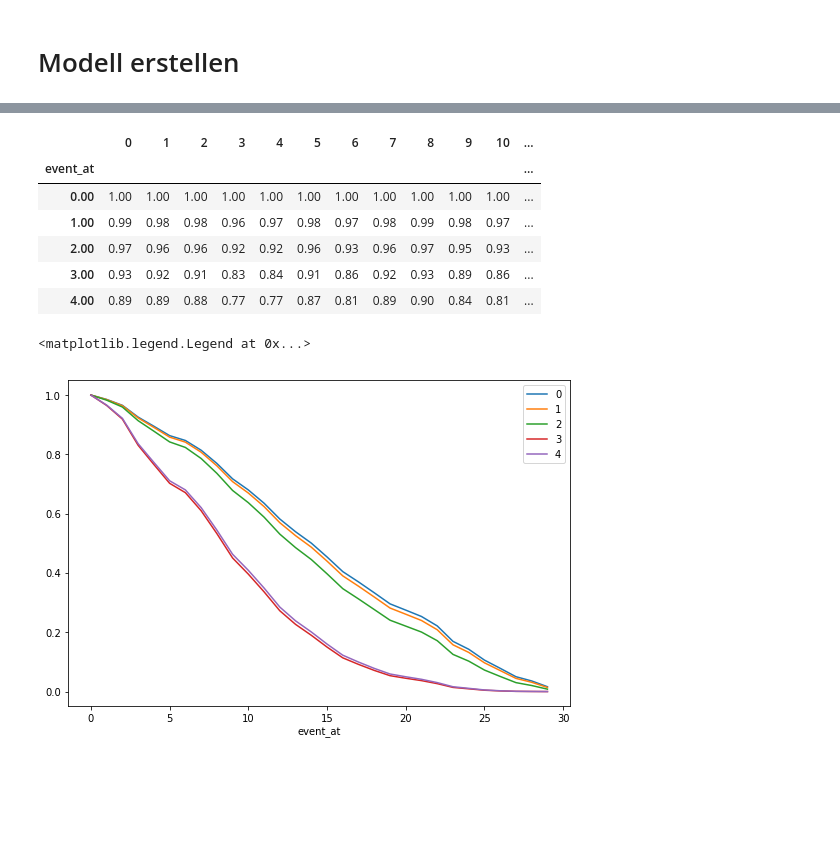
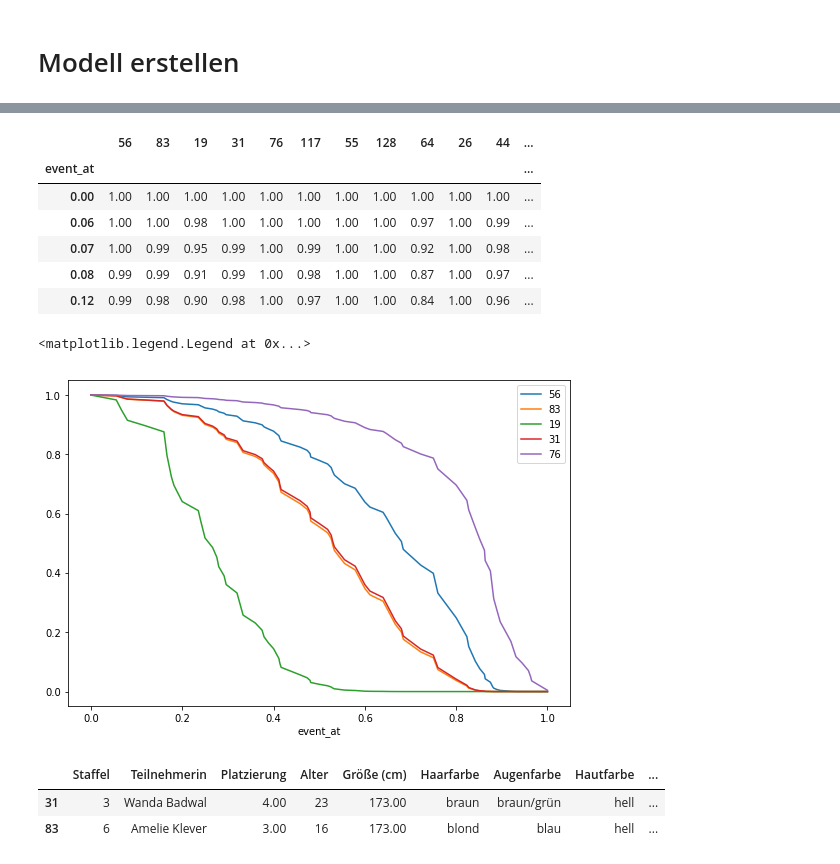
Before and after one commit to hamiltonian/GNTM, a Jupyter notebook: jupyter/GNTM Survival Analysis.ipynb, the cells around one changed output, grey strips where cells are left out. Cells and saved outputs as stored; diff of their text form; code cells hidden in the pictures; blank space fills up the shorter version.

Commit message:
Skalierung der Lebenszeit hinzugefügt

```diff
--- a/jupyter/GNTM Survival Analysis.ipynb
+++ b/jupyter/GNTM Survival Analysis.ipynb
@@ -131,7 +134,9 @@ data_clean = data[[#'Staffel',
                    'TH',
                    'GM',
                    #'Platzierung',
-                   'Lebenszeit']]
+                   'Lebenszeit',
+                   'Lebenszeit (skaliert)'
+                ]]
 print('Voller Datensatz {}'.format(data_clean.shape))
 print('Bereinigter Datensatz {}'.format(data_clean.dropna().shape))
 data_clean = data_clean.dropna()
@@ -169,10 +180,22 @@ data_num = data_clean._get_numeric_data()
 # %% [markdown]
 # Modell erstellen
+# %%
+# Train/Test Split erstellen
+from sklearn.model_selection import train_test_split
+attributes = [c for c in data_num.columns if 'Lebenszeit' not in c]
+target = 'Lebenszeit (skaliert)'
+X_train, X_test = train_test_split(data_num, train_size=.75, random_state=42)
+
+y_train = X_train[target]
+y_test = X_test[target]
+
+#X_train = X_train[attributes]
+#X_test = X_test[attributes]
 # %%
 from lifelines import CoxPHFitter
 
 cph = CoxPHFitter()
-cph.fit(data_num, duration_col='Lebenszeit')
+cph.fit(X_train, duration_col='Lebenszeit (skaliert)')
 
 cph.print_summary()
 # %% [output]
@@ -196,21 +224,27 @@ Log-likelihood ratio test = 17.00 on 9 df, -log2(p)=4.36
 # %%
-unconditioned_sf = cph.predict_survival_function(data_num)
+unconditioned_sf = cph.predict_survival_function(X_test)
 unconditioned_sf.head()
 # %% [output]
-|  | 0 | 1 | 2 | 3 | 4 | 5 | 6 | 7 | 8 | 9 | 10 | ... |
+|  | 56 | 83 | 19 | 31 | 76 | 117 | 55 | 128 | 64 | 26 | 44 | ... |
 | event_at |  |  |  |  |  |  |  |  |  |  |  | ... |
 | 0.00 | 1.00 | 1.00 | 1.00 | 1.00 | 1.00 | 1.00 | 1.00 | 1.00 | 1.00 | 1.00 | 1.00 | ... |
-| 1.00 | 0.99 | 0.98 | 0.98 | 0.96 | 0.97 | 0.98 | 0.97 | 0.98 | 0.99 | 0.98 | 0.97 | ... |
-| 2.00 | 0.97 | 0.96 | 0.96 | 0.92 | 0.92 | 0.96 | 0.93 | 0.96 | 0.97 | 0.95 | 0.93 | ... |
-| 3.00 | 0.93 | 0.92 | 0.91 | 0.83 | 0.84 | 0.91 | 0.86 | 0.92 | 0.93 | 0.89 | 0.86 | ... |
-| 4.00 | 0.89 | 0.89 | 0.88 | 0.77 | 0.77 | 0.87 | 0.81 | 0.89 | 0.90 | 0.84 | 0.81 | ... |
+| 0.06 | 1.00 | 1.00 | 0.98 | 1.00 | 1.00 | 1.00 | 1.00 | 1.00 | 0.97 | 1.00 | 0.99 | ... |
+| 0.07 | 1.00 | 0.99 | 0.95 | 0.99 | 1.00 | 0.99 | 1.00 | 1.00 | 0.92 | 1.00 | 0.98 | ... |
+| 0.08 | 0.99 | 0.99 | 0.91 | 0.99 | 1.00 | 0.98 | 1.00 | 1.00 | 0.87 | 1.00 | 0.97 | ... |
+| 0.12 | 0.99 | 0.98 | 0.90 | 0.98 | 1.00 | 0.97 | 1.00 | 1.00 | 0.84 | 1.00 | 0.96 | ... |
 # %%
-subjects = [0, 1, 2, 3, 4]
+subjects = unconditioned_sf.columns[:5]
 unconditioned_sf[subjects].plot(figsize=(9,6));
 plt.legend()
 # %% [output]
 <matplotlib.legend.Legend at 0x...>
-[figure, old version]
+[figure, new version]
+# %%
+data.iloc[[31,83]]
+# %% [output]
+|  | Staffel | Teilnehmerin | Platzierung | Alter | Größe (cm) | Haarfarbe | Augenfarbe | Hautfarbe | ... |
+| 31 | 3 | Wanda Badwal | 4.00 | 23 | 173.00 | braun | braun/grün | hell | ... |
+| 83 | 6 | Amelie Klever | 3.00 | 16 | 173.00 | blond | blau | hell | ... |
 # %%
 from lifelines.utils import median_survival_times, qth_survival_times
 subject=0
```
Also changed, not shown: parts of 9 cells of this notebook.
